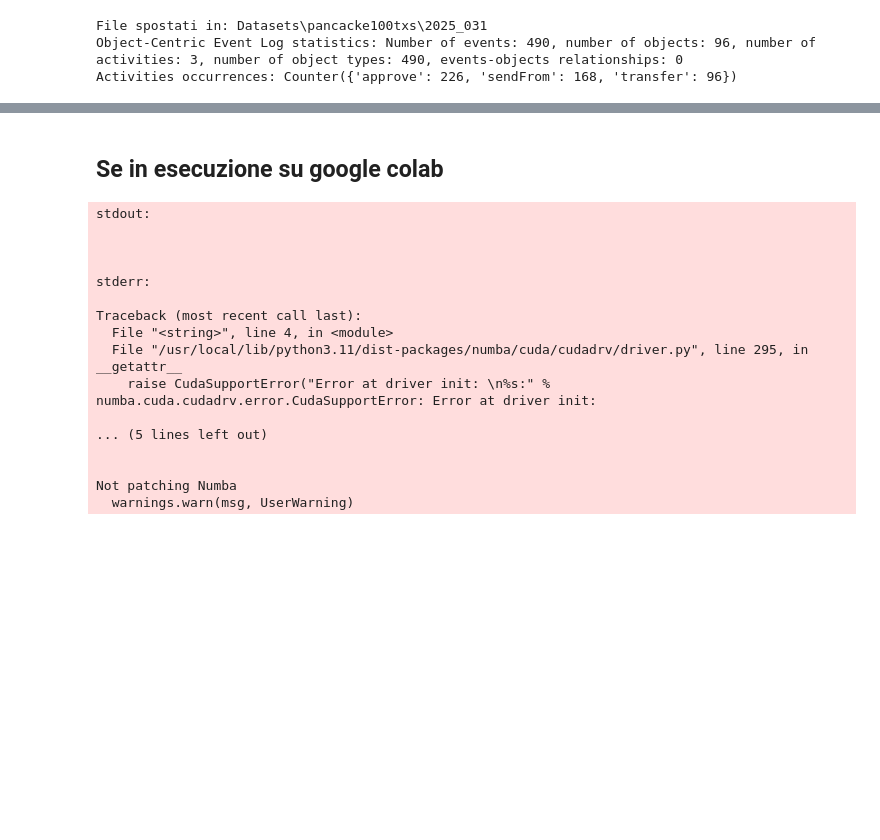
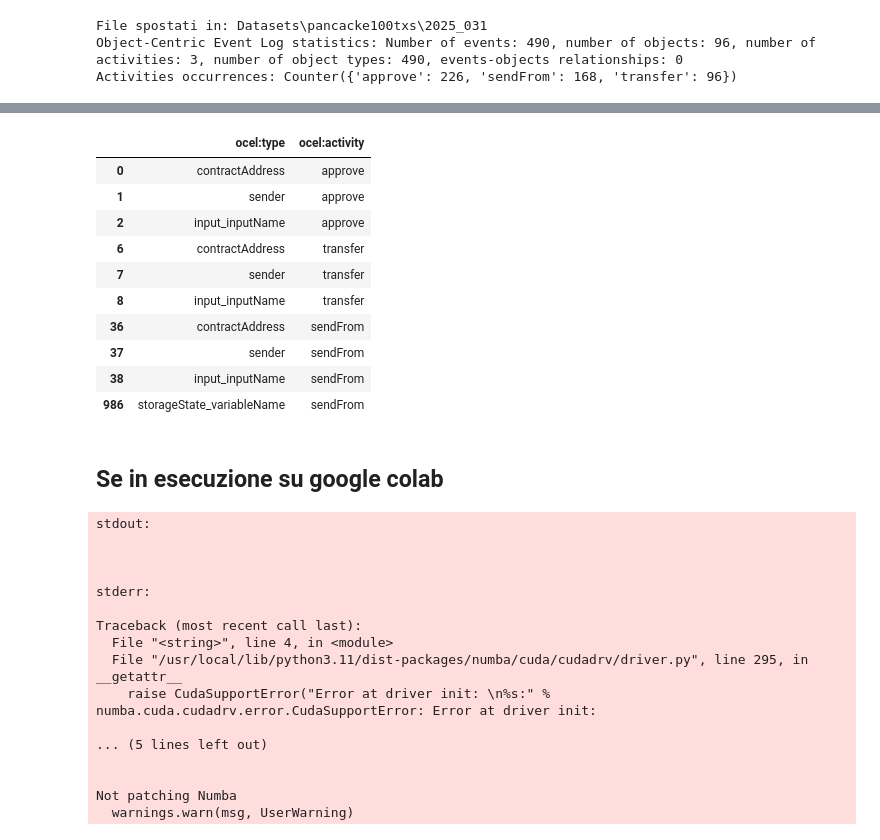
Before and after one commit to menga28/Log_to_ocel, a Jupyter notebook: mapping_json_to_ocel.ipynb, the cells around one changed output, grey strips where cells are left out. Saved outputs shown, nothing was run; the diff lists cells and outputs as text; code cells hidden in the pictures; blank space fills up the shorter version.

Commit message:
Drop duplicates in event object types

```diff
--- a/mapping_json_to_ocel.ipynb
+++ b/mapping_json_to_ocel.ipynb
@@ -134,16 +146,11 @@ df_normalized["internalTx_callType"] = df_normalized["internalTx_callType"].asty
 df_normalized["event_eventName"] = df_normalized["event_eventName"].astype(
     "category")
 
-# print(df_normalized.columns)
-# display(df_normalized)
-
-# Test
-
 
 def save_file(ocel: pm4py.OCEL, file_name: str):
     year_day = datetime.datetime.utcnow().strftime("%Y_%j")
     hour_minute = datetime.datetime.utcnow().strftime("%H_%M")
-    hour_minute = 0 #remove
+    hour_minute = 0  # remove
     complete_file_name = f"{file_name}_{year_day}_{hour_minute}"
     jsonocel_file_path = os.path.join(
         folder_path, f"{os.path.splitext(selected_file)[0]}_{complete_file_name}")
@@ -175,7 +182,7 @@ p_activity = "activity"
 p_timestamp = "timestamp"
 
 p_object_types = [
-    "contractAddress", "sender","input_inputName", "storageState_variableName"
+    "contractAddress", "sender", "input_inputName", "storageState_variableName"
 ]
 
 p_additional_event_attributes = [
@@ -205,8 +212,6 @@ p_additional_object_attributes = {
     # "activity": ["activity"]
 }
 
-
-# Converti il DataFrame in un OCEL
 ocel = pm4py.convert.convert_log_to_ocel(
     log=p_log,
     activity_column=p_activity,
@@ -217,38 +222,28 @@ ocel = pm4py.convert.convert_log_to_ocel(
     additional_object_attributes=p_additional_object_attributes
 )
 
-
-ocel.relations["ocel:qualifier"] = ocel.relations["ocel:type"]
-# ocel_normalized.events["ocel:eid"] = ocel_normalized.events["txHash"]
-
 save_file(ocel, "ocel")
 
-# Numero di eventi
 number_of_events = len(ocel.events)
 
-# Numero di oggetti (presumo che ci sia un DataFrame `ocel.objects`)
 number_of_objects = len(ocel.objects)
 
-# Numero di attività uniche
 number_of_activities = ocel.events['ocel:activity'].nunique()
 
-# Numero di tipi di oggetti
-# Proviamo a estrarre i tipi di oggetti da tutte le colonne che sembrano rappresentare oggetti
-object_columns = [col for col in ocel.events.columns if 'ocel:' in col and col != 'ocel:activity' and col != 'ocel:timestamp']
-unique_object_values = pd.concat([ocel.events[col].dropna() for col in object_columns]).unique()
+object_columns = [col for col in ocel.events.columns if 'ocel:' in col and col !=
+                  'ocel:activity' and col != 'ocel:timestamp']
+unique_object_values = pd.concat(
+    [ocel.events[col].dropna() for col in object_columns]).unique()
 number_of_object_types = len(unique_object_values)
 
-# Relazioni eventi-oggetti
-# Supponendo che il DataFrame abbia una colonna con gli oggetti correlati
 if 'related_objects' in ocel.events.columns:
-    events_objects_relationships = ocel.events['related_objects'].apply(len).sum()
+    events_objects_relationships = ocel.events['related_objects'].apply(
+        len).sum()
 else:
     events_objects_relationships = 0
 
-# Occorrenze delle attività
 activities_occurrences = Counter(ocel.events['ocel:activity'])
 
-# Statistiche formattate
 statistics_ocel = (
     f"Object-Centric Event Log statistics: "
     f"Number of events: {number_of_events}, "
@@ -292,3 +278,17 @@ Index(['txHash', 'blockNumber', 'contractAddress', 'sender', 'gasUsed',
+# %%
+ocel.relations[['ocel:type', 'ocel:activity']].drop_duplicates()
+# %% [output]
+|  | ocel:type | ocel:activity |
+| 0 | contractAddress | approve |
+| 1 | sender | approve |
+| 2 | input_inputName | approve |
+| 6 | contractAddress | transfer |
+| 7 | sender | transfer |
+| 8 | input_inputName | transfer |
+| 36 | contractAddress | sendFrom |
+| 37 | sender | sendFrom |
+| 38 | input_inputName | sendFrom |
+| 986 | storageState_variableName | sendFrom |
 # %% [markdown]
 ## Se in esecuzione su google colab
 # %%
```
Also changed, not shown: parts of 5 cells of this notebook.
